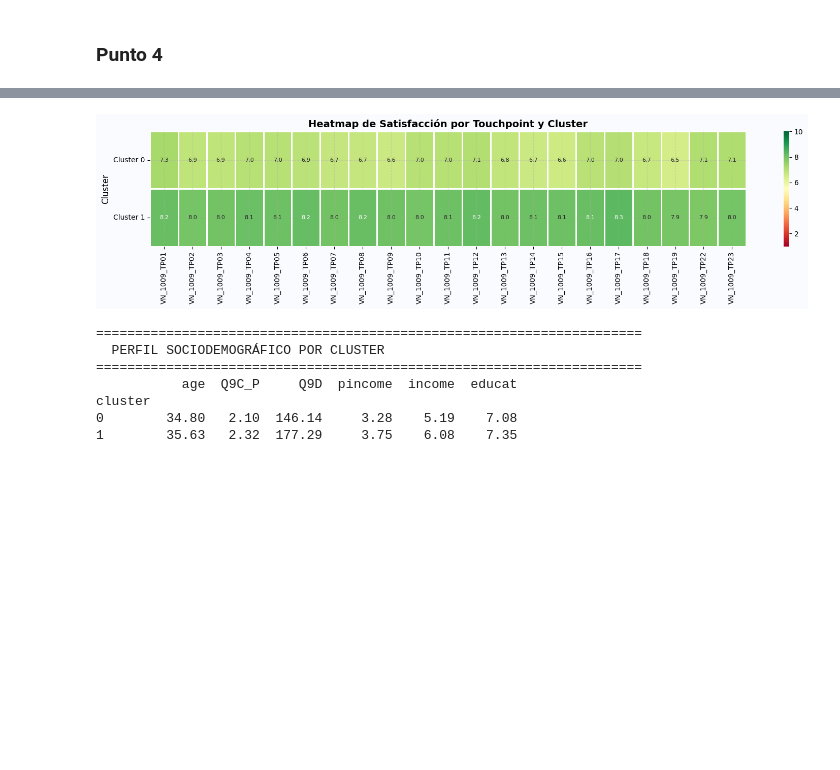
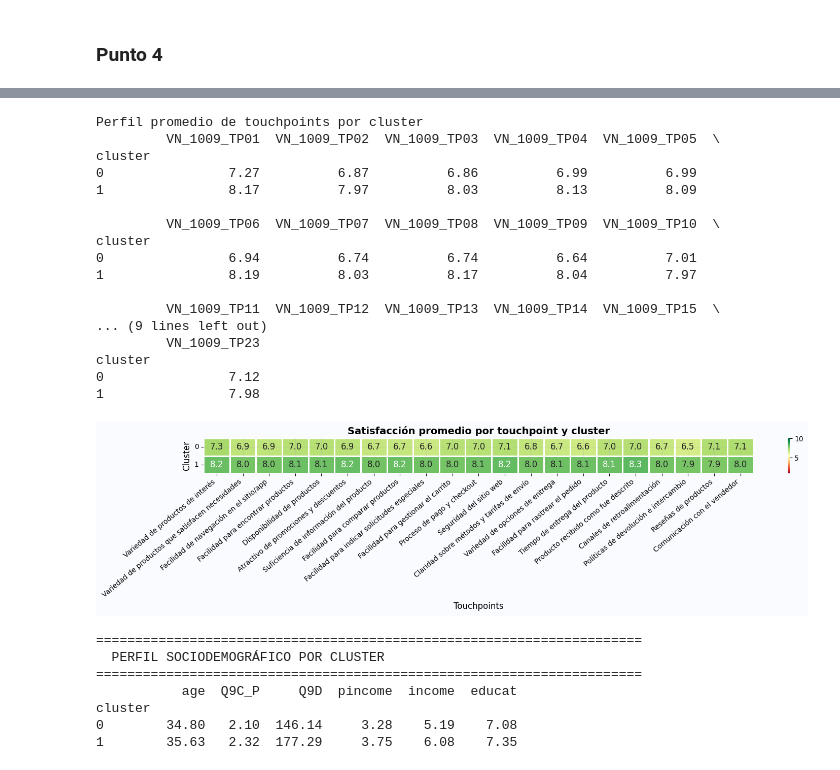
Before and after one commit to LeMarsito02/parcial2analitica, a Jupyter notebook: 02_No_Supervisado_(Grupo) copy.ipynb, the cells around one changed output, grey strips where cells are left out. Saved outputs shown, nothing was run; the diff lists cells and outputs as text; code cells hidden in the pictures; blank space fills up the shorter version.

```diff
--- a/02_No_Supervisado_(Grupo) copy.ipynb
+++ b/02_No_Supervisado_(Grupo) copy.ipynb
@@ -815,26 +1102,69 @@ cluster
 # %%
-# ╔══════════════════════════════════════════════════════════════╗
-# ║  4.2  PERFIL DE TOUCHPOINTS POR CLUSTER                     ║
-# ╚══════════════════════════════════════════════════════════════╝
+# Perfil de touchpoints por cluster
 
-touchpoints_presentes = [c for c in touchpoints_cols if c in df_orig_features.columns]
-perfil_tp = df_orig_features.groupby('cluster')[touchpoints_presentes].mean().round(2)
+touchpoints_presentes = [
+    c for c in touchpoints_cols
+    if c in df_orig_features.columns
+]
 
-fig, ax = plt.subplots(figsize=(16, max(4, K_OPTIMO * 1.2)))
+perfil_tp = (
+    df_orig_features
+    .groupby("cluster")[touchpoints_presentes]
+    .mean()
+    .round(2)
+)
+
+print("Perfil promedio de touchpoints por cluster")
+print(perfil_tp)
+
+# Sacar nombres del diccionario
+nombres_touchpoints = [
+    diccionario_vars[col][1] if col in diccionario_vars else col
+    for col in perfil_tp.columns
+]
+
+# Heatmap
+plt.figure(figsize=(16, max(4, K_OPTIMO * 1.2)))
+
 sns.heatmap(
     perfil_tp,
-    annot=True, fmt='.1f',
-    cmap='RdYlGn', vmin=1, vmax=10, center=5.5,
-    ax=ax, linewidths=0.8, linecolor='white',
-    annot_kws={'size': 8},
+    annot=True,
+    fmt=".1f",
+    cmap="RdYlGn",
+    vmin=1,
+    vmax=10,
+    center=5.5,
+    linewidths=0.8,
+    linecolor="white",
+    xticklabels=nombres_touchpoints
 )
-ax.set_title('Heatmap de Satisfacción por Touchpoint y Cluster', fontsize=14)
-ax.set_ylabel('Cluster', fontsize=12)
-ax.set_yticklabels([f'Cluster {i}' for i in range(K_OPTIMO)], rotation=0)
+
+plt.title("Satisfacción promedio por touchpoint y cluster")
+plt.xlabel("Touchpoints")
+plt.ylabel("Cluster")
+plt.xticks(rotation=40, ha="right")
+plt.yticks(rotation=0)
 plt.tight_layout()
 plt.show()
 # %% [output]
+Perfil promedio de touchpoints por cluster
+         VN_1009_TP01  VN_1009_TP02  VN_1009_TP03  VN_1009_TP04  VN_1009_TP05  \
+cluster
+0                7.27          6.87          6.86          6.99          6.99
+1                8.17          7.97          8.03          8.13          8.09
+
+         VN_1009_TP06  VN_1009_TP07  VN_1009_TP08  VN_1009_TP09  VN_1009_TP10  \
+cluster
+0                6.94          6.74          6.74          6.64          7.01
+1                8.19          8.03          8.17          8.04          7.97
+
+         VN_1009_TP11  VN_1009_TP12  VN_1009_TP13  VN_1009_TP14  VN_1009_TP15  \
+... (9 lines left out)
+         VN_1009_TP23
+cluster
+0                7.12
+1                7.98
-[figure, old version]
+[figure, new version]
 # %%
 # ╔══════════════════════════════════════════════════════════════╗
 # ║  4.3  PERFIL SOCIODEMOGRÁFICO POR CLUSTER                   ║
```
Also changed, not shown: parts of 20 cells of this notebook, 5 other files.
